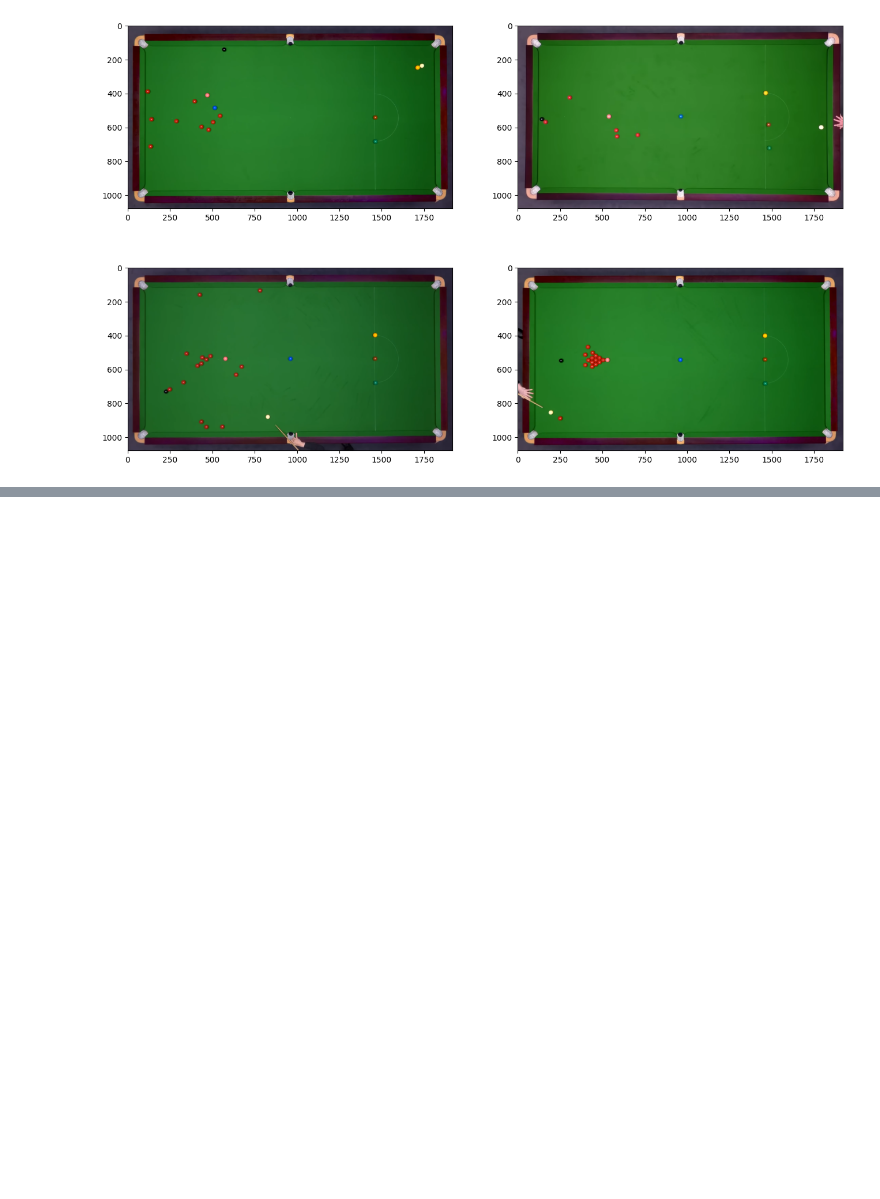
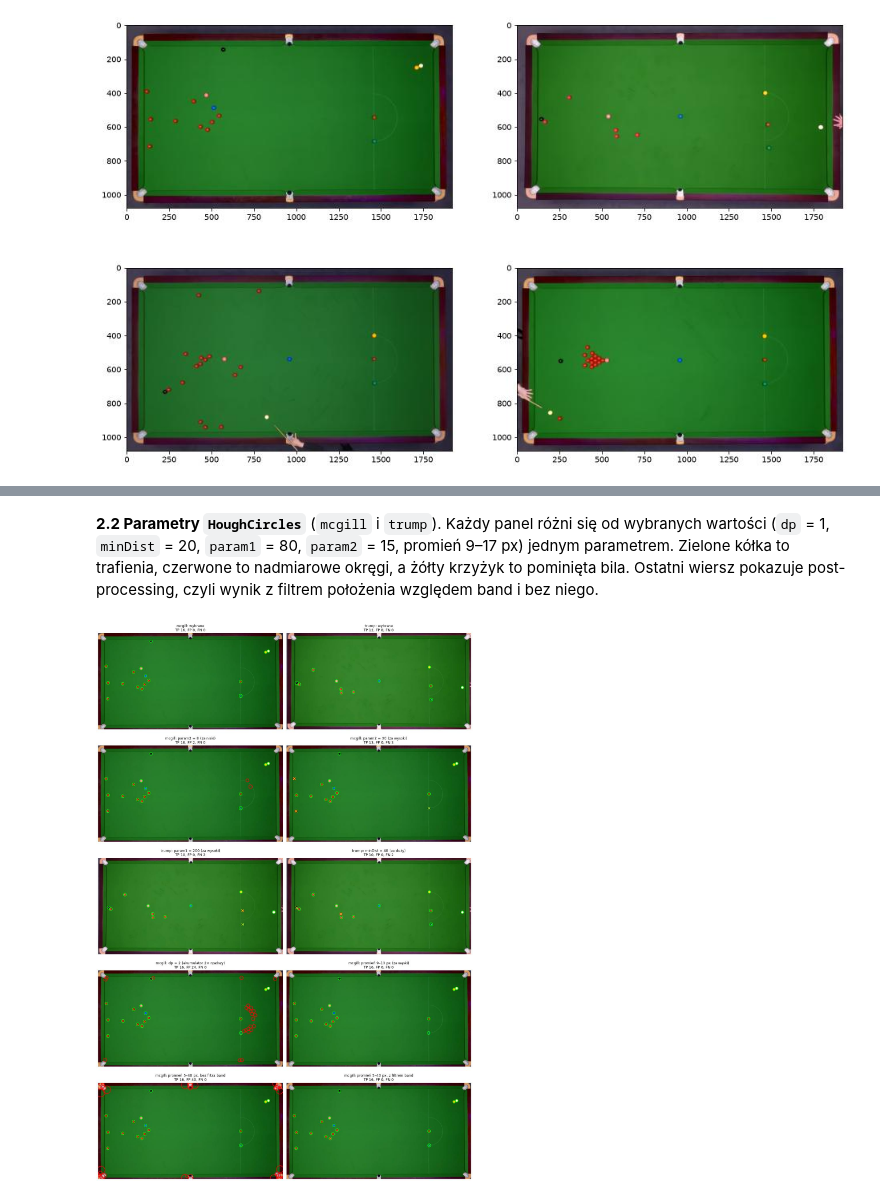
Before and after one commit to jkociecki/computer-vision, a Jupyter notebook: lab-04/Lab4_Hough.ipynb, the cells around one changed output, grey strips where cells are left out. Saved outputs shown, nothing was run; the diff lists cells and outputs as text; code cells hidden in the pictures; blank space fills up the shorter version.

```diff
--- a/lab-04/Lab4_Hough.ipynb
+++ b/lab-04/Lab4_Hough.ipynb
@@ -51,0 +218,16 @@ axes.ravel()[3].imshow(mcgill2[..., ::-1])
+# %% [markdown]
+**2.2 Parametry `HoughCircles`** (`mcgill` i `trump`). Każdy panel różni się od wybranych wartości (`dp` = 1, `minDist` = 20, `param1` = 80, `param2` = 15, promień 9–17 px) jednym parametrem. Zielone kółka to trafienia, czerwone to nadmiarowe okręgi, a żółty krzyżyk to pominięta bila. Ostatni wiersz pokazuje post-processing, czyli wynik z filtrem położenia względem band i bez niego.
+# %%
+variants = [('mcgill', 'wybrane', {}, True), ('trump', 'wybrane', {}, True),
+            ('mcgill', 'param2 = 8 (za niski)', dict(param2=8), True), ('mcgill', 'param2 = 30 (za wysoki)', dict(param2=30), True),
+            ('trump', 'param1 = 200 (za wysoki)', dict(param1=200), True), ('trump', 'minDist = 40 (za duży)', dict(min_dist=40), True),
+            ('mcgill', 'dp = 2 (akumulator 2× rzadszy)', dict(dp=2), True), ('mcgill', 'promień 9–13 px (za wąski)', dict(radius=(9, 13)), True),
+            ('mcgill', 'promień 5–40 px, bez filtra band', dict(radius=(5, 40)), False), ('mcgill', 'promień 5–40 px, z filtrem band', dict(radius=(5, 40)), True)]
+panels, titles = [], []
+for name, title, kw, filt in variants:
+    r = detect(images[name], circle_kw=kw, filter_circles=filt)
+    panels.append(draw(images[name], r['circles'], gt=GT[name], crop=np.s_[60:1020, 40:1880]))
+    titles.append(f'{name}: {title}\n{score(r["circles"], GT[name])}')
+show_grid(panels, titles, ncols=2, size=9)
+# %% [output]
+[figure, added]
```
Also changed, not shown: parts of 15 cells of this notebook, 46 other files.
